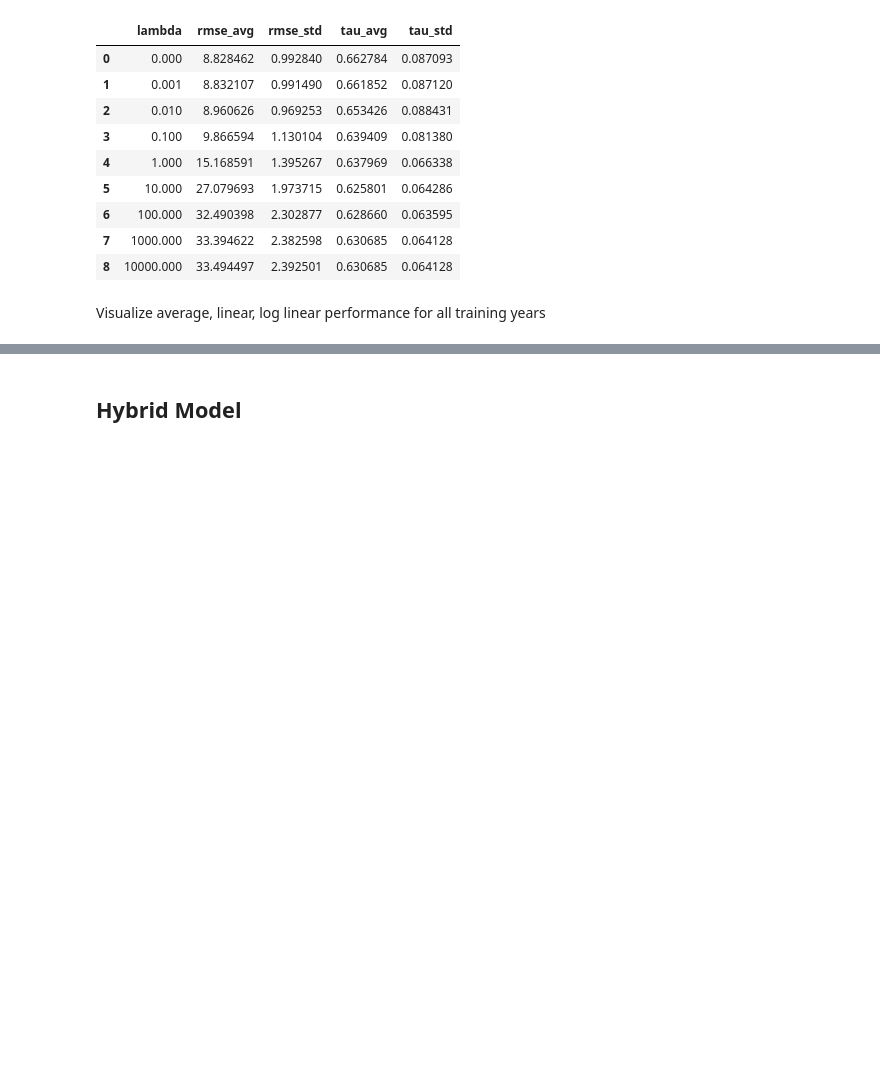
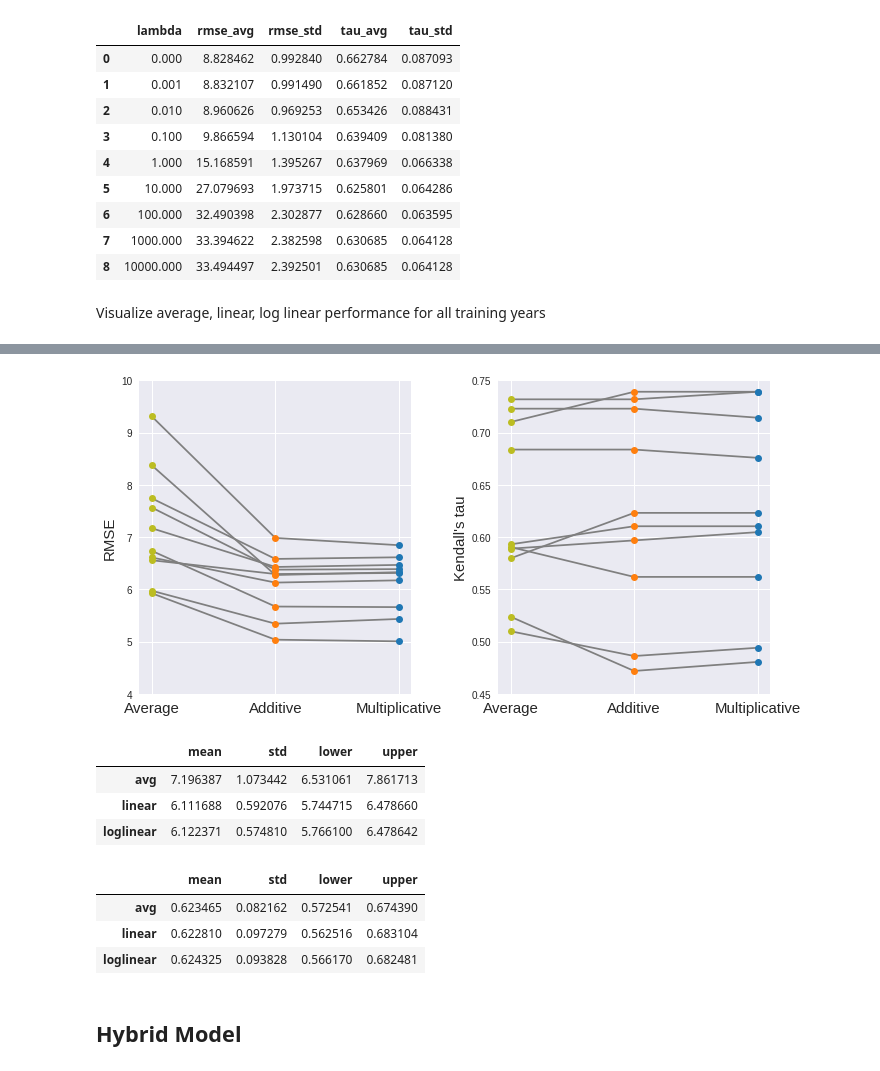
Before and after one commit to khanhnguyendata/skate_predict, a Jupyter notebook: analysis.ipynb, the cells around one changed output, grey strips where cells are left out. Drawn from its saved outputs; the diff is of its cells as text; code cells hidden in the pictures; blank space fills up the shorter version.

```diff
--- a/analysis.ipynb
+++ b/analysis.ipynb
@@ -1148,0 +1230,4 @@ plt.show()
+# %%
+favg = AverageScore()
+favg_train_eval = favg.evaluate_over_years(train_years, fseason_train, fworld_train)
+favg_train_eval
@@ -1148,0 +1246,4 @@ plt.show()
+# %%
+flinear = Linear(lambda_reg=0)
+flinear_train_eval = flinear.evaluate_over_years(train_years, fseason_train, fworld_train)
+flinear_train_eval
@@ -1148,0 +1262,4 @@ plt.show()
+# %%
+floglinear = LogLinear(lambda_reg=0)
+floglinear_train_eval = floglinear.evaluate_over_years(train_years, fseason_train, fworld_train)
+floglinear_train_eval
@@ -1149,3 +1278,63 @@ plt.show()
+# %%
+frmses_df = pd.concat([favg_train_eval['rmse'], flinear_train_eval['rmse'], floglinear_train_eval['rmse']], axis=1,
+                    keys=['avg', 'linear', 'loglinear'])
+ftaus_df = pd.concat([favg_train_eval['tau'], flinear_train_eval['tau'], floglinear_train_eval['tau']], axis=1,
+                   keys=['avg', 'linear', 'loglinear'])
+# %%
+fig, (ax1, ax2) = plt.subplots(1, 2, figsize=(10, 5))
+custom_opts = legend_opts.copy()
+custom_opts['loc'] = 'upper right'
+
+for i, row in frmses_df.iterrows():
+    ax1.plot(range(3), row, color='tab:gray')
+ax1.plot([0]*len(frmses_df), frmses_df['avg'], 'o', color='tab:olive')
+ax1.plot([1]*len(frmses_df), frmses_df['linear'], 'o', color='tab:orange')
+ax1.plot([2]*len(frmses_df), frmses_df['loglinear'], 'o', color='tab:blue')
+
+ax1.set_xticks(range(3))
+ax1.set_xticklabels(['Average', 'Additive', 'Multiplicative'], fontsize=15)
+ax1.set_ylabel('RMSE', fontsize=15)
+ax1.set_ylim(4, 10)
+
+for i, row in ftaus_df.iterrows():
+    ax2.plot(range(3), row, color='tab:gray')
+ax2.plot([0]*len(ftaus_df), ftaus_df['avg'], 'o', color='tab:olive')
+ax2.plot([1]*len(ftaus_df), ftaus_df['linear'], 'o', color='tab:orange')
+ax2.plot([2]*len(ftaus_df), ftaus_df['loglinear'], 'o', color='tab:blue')
+
+ax2.set_xticks(range(3))
+ax2.set_xticklabels(['Average', 'Additive', 'Multiplicative'], fontsize=15)
+ax2.set_ylabel("Kendall's tau", fontsize=15)
+ax2.set_ylim(0.45, 0.75)
+
+plt.tight_layout()
+plt.show()
+
+fig.savefig('viz/favg_add_mul_unpenalized_10_years.png')
+# %% [output]
+[figure, added]
+# %%
+pd.concat([frmses_df.mean(axis=0),
+ frmses_df.std(axis=0),
+ frmses_df.mean(axis=0) - 1.96 * frmses_df.std(axis=0) / sqrt(10),
+ frmses_df.mean(axis=0) + 1.96 * frmses_df.std(axis=0) / sqrt(10)],
+keys=['mean', 'std', 'lower', 'upper'], axis=1)
+# %% [output]
+|  | mean | std | lower | upper |
+| avg | 7.196387 | 1.073442 | 6.531061 | 7.861713 |
+| linear | 6.111688 | 0.592076 | 5.744715 | 6.478660 |
+| loglinear | 6.122371 | 0.574810 | 5.766100 | 6.478642 |
+# %%
+pd.concat([ftaus_df.mean(axis=0),
+ ftaus_df.std(axis=0),
+ ftaus_df.mean(axis=0) - 1.96 * ftaus_df.std(axis=0) / sqrt(10),
+ ftaus_df.mean(axis=0) + 1.96 * ftaus_df.std(axis=0) / sqrt(10)],
+keys=['mean', 'std', 'lower', 'upper'], axis=1)
+# %% [output]
+|  | mean | std | lower | upper |
+| avg | 0.623465 | 0.082162 | 0.572541 | 0.674390 |
+| linear | 0.622810 | 0.097279 | 0.562516 | 0.683104 |
+| loglinear | 0.624325 | 0.093828 | 0.566170 | 0.682481 |
 # %% [markdown]
 ## Hybrid Model
 # %%
```
Also changed, not shown: parts of 13 cells of this notebook.
